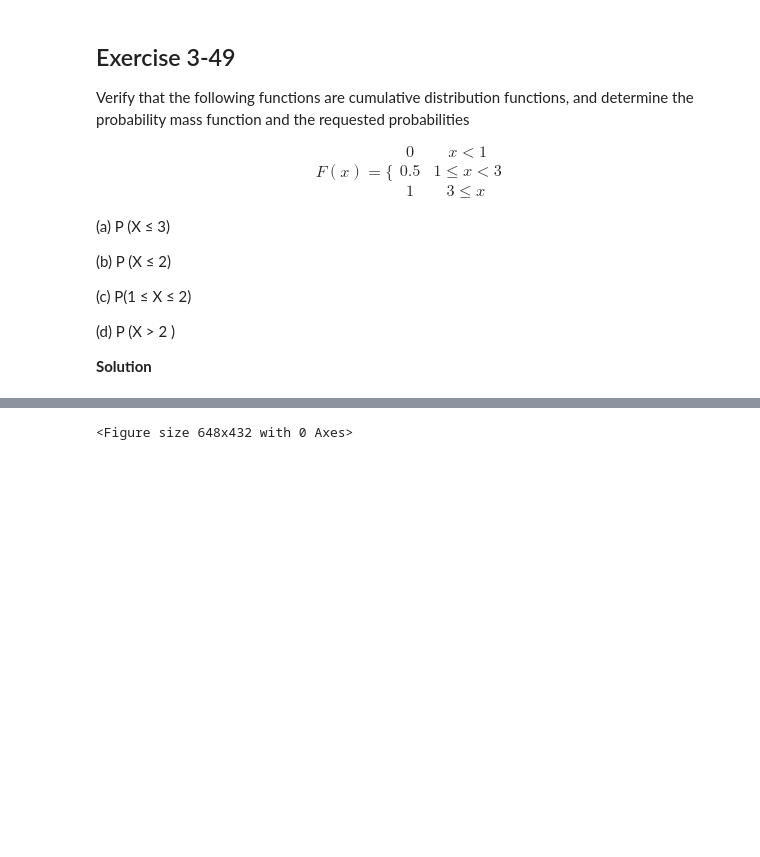
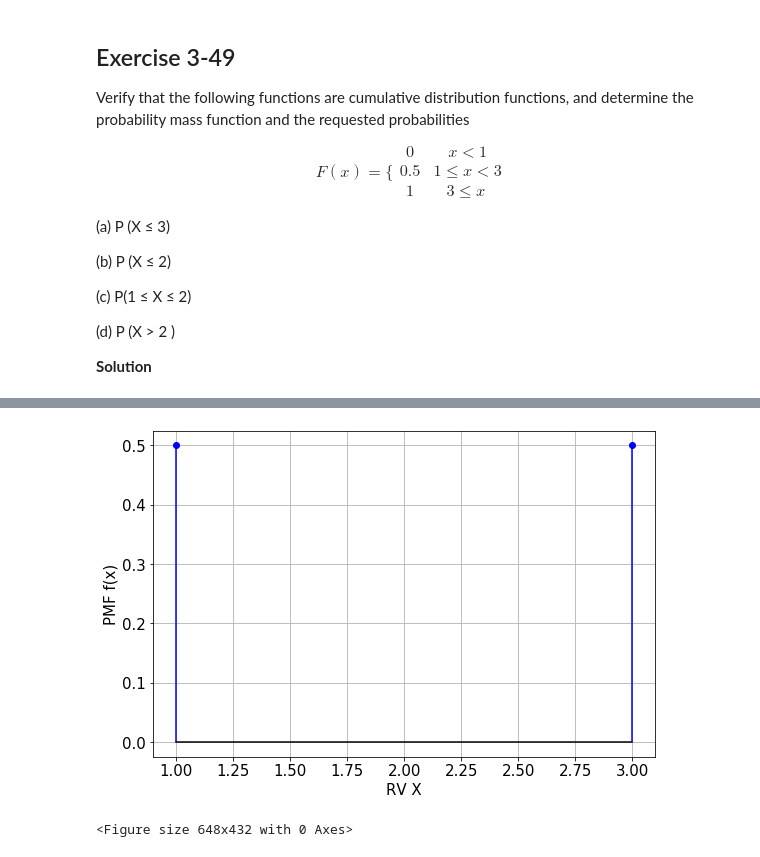
Before and after one commit to sbme-tutorials/Biostatistics-Tutorials, a Jupyter notebook: Section_05.ipynb, the cells around one changed output, grey strips where cells are left out. Cells and saved outputs as stored; diff of their text form; code cells hidden in the pictures; blank space fills up the shorter version.

```diff
--- a/Section_05.ipynb
+++ b/Section_05.ipynb
@@ -472,3 +493,7 @@ $$
+# %%
+plot_pmf([1, 3], [0.5, 0.5])
+# %% [output]
+[figure, added]
 # %%
 plot_CDF([0, 1, 3, 4], [0, 0.5, 1])
 # %% [output]
```
Also changed, not shown: parts of 13 cells of this notebook.
